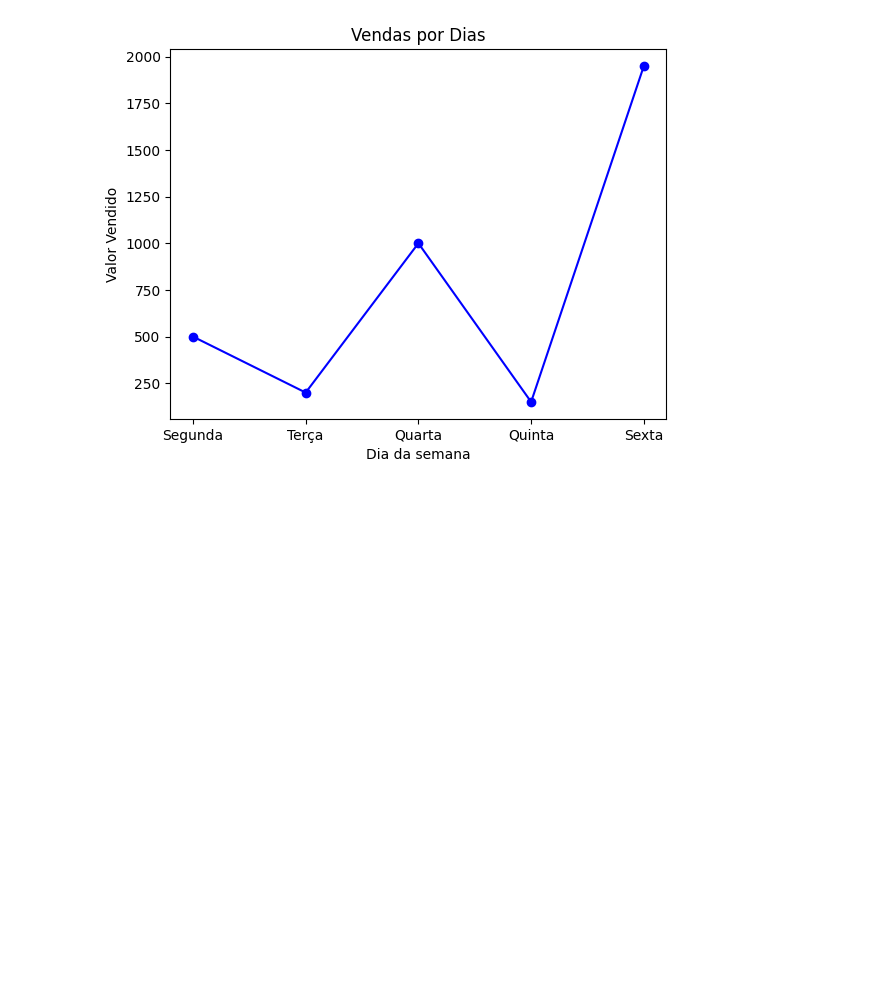
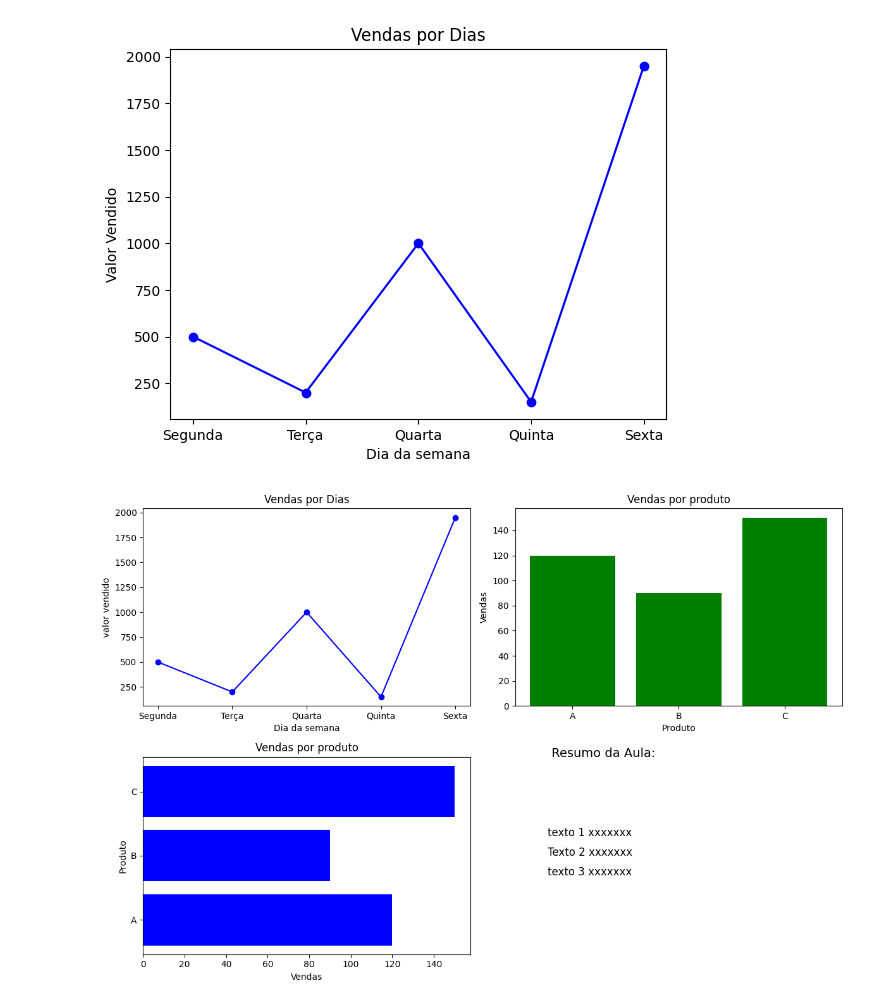
Before and after one commit to JOSESANTOS37/Repo_Senac, a Jupyter notebook: Aula 15/Graficos.ipynb, the cells around one changed output. Drawn from its saved outputs; the diff is of its cells as text; code cells hidden in the pictures; blank space fills up the shorter version.

Commit message:
aula_16

```diff
--- a/Aula 15/Graficos.ipynb
+++ b/Aula 15/Graficos.ipynb
@@ -125,3 +125,54 @@ plt.ylabel('Valor Vendido')
 plt.show()
 # %% [output]
 [figure]
+# %%
+df_dias = pd.DataFrame({'dias':   ['Segunda', 'Terça', 'Quarta', 'Quinta', 'Sexta'],
+                        'Vendas': [500, 200, 1000, 150, 1950]})
+
+df_produto = pd.DataFrame({'Produto': ['A', 'B', 'C'],
+                            'Vendas': [120, 90, 150]})
+
+fig, axs = plt.subplots(2, 2, figsize=(12, 8))
+
+
+
+#Gráfio 1
+
+axs[0, 0].plot(df_dias ['dias'], df_dias['Vendas'], marker='o', linestyle='-', color='blue')
+
+axs[0, 0].set_title  ('Vendas por Dias')
+axs[0, 0].set_xlabel ('Dia da semana'  )
+axs[0, 0].set_ylabel ('valor vendido'  )
+
+
+#Gráfio 2
+axs[0, 1].bar(df_produto ['Produto'], df_produto['Vendas'], linestyle='-', color='green')
+
+axs[0, 1].set_title  ('Vendas por produto')
+axs[0, 1].set_xlabel ('Produto'  )
+axs[0, 1].set_ylabel ('Vendas'  )
+
+
+#Gráfio 3
+axs[1, 0].barh(df_produto ['Produto'], df_produto['Vendas'], linestyle='-', color='blue')
+
+axs[1, 0].set_title  ('Vendas por produto')
+axs[1, 0].set_xlabel ('Vendas'  )
+axs[1, 0].set_ylabel ('Produto'  )
+
+
+#texto
+
+axs[1, 1].axis('off')
+
+axs[1, 1] .text(0.1, 1, ' Resumo da Aula: ', fontsize=14 , color='black' )
+
+axs[1, 1].text(0.1, 0.6, 'texto 1 xxxxxxx', fontsize=12)
+
+axs[1, 1].text(0.1, 0.5, 'Texto 2 xxxxxxx', fontsize=12)
+
+axs[1, 1].text(0.1, 0.4, 'texto 3 xxxxxxx', fontsize=12)
+
+plt. tight_layout()
+# %% [output]
+[figure, added]
```
Also changed, not shown: 2 other files.
